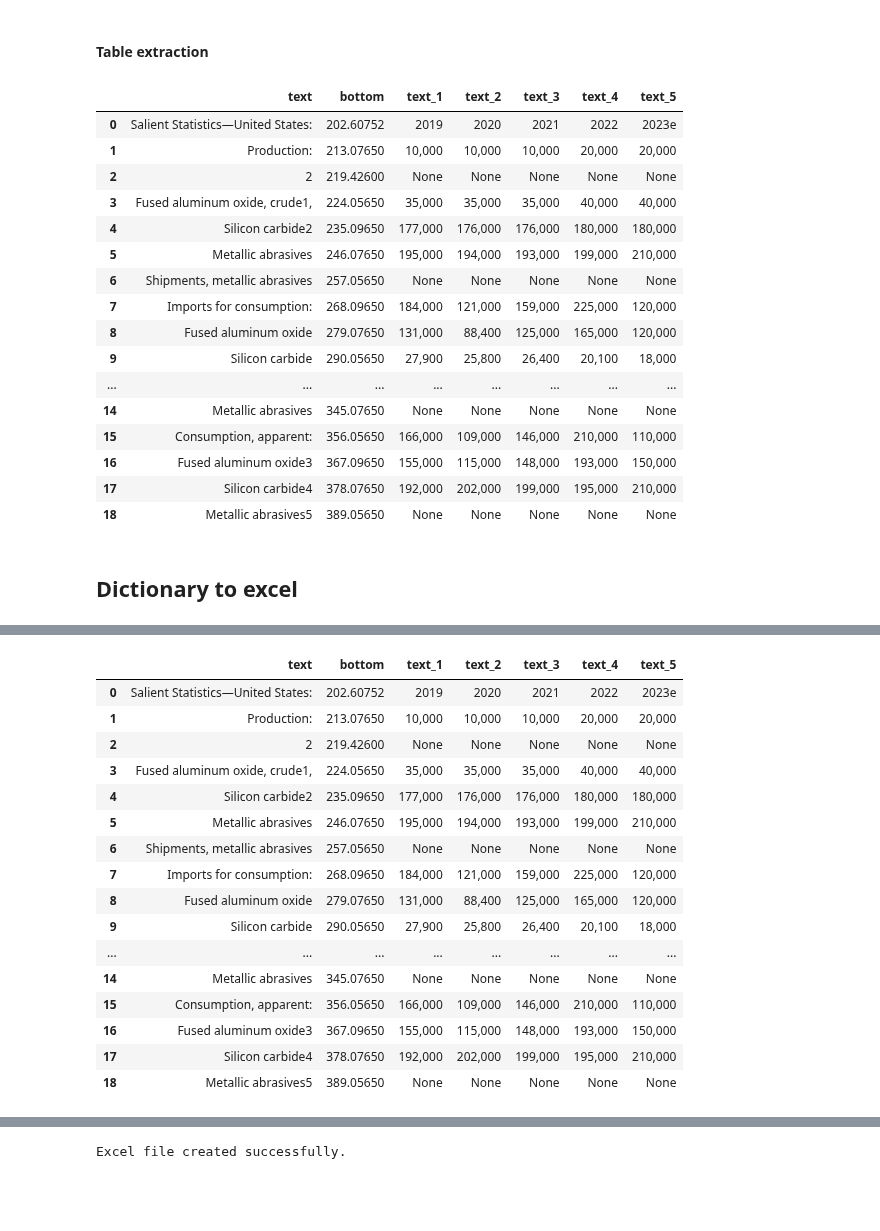
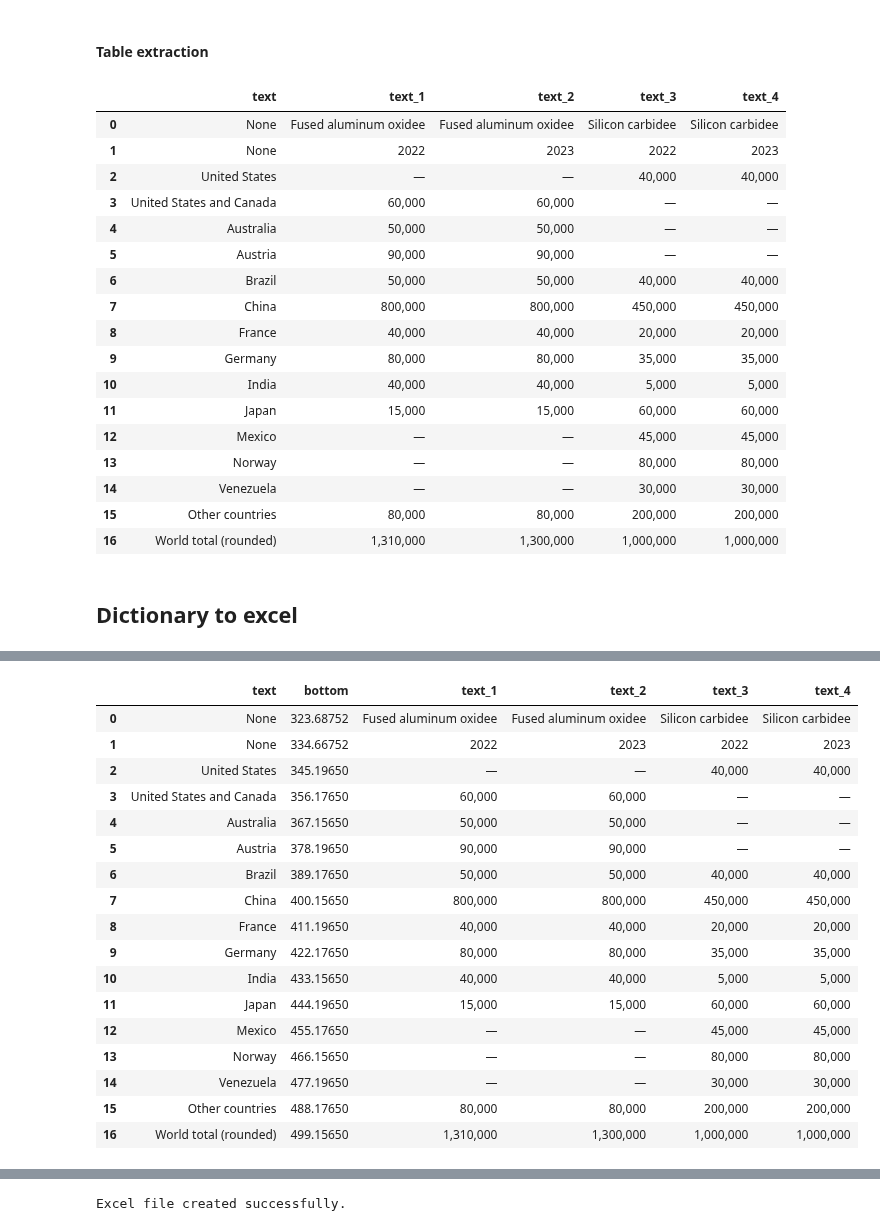
Before and after one commit to Yassmine2020/MaterialRisksSimulation, a Jupyter notebook: test_usgs/main_test_utils.ipynb, the cells around one changed output, grey strips where cells are left out. Cells and saved outputs as stored; diff of their text form; code cells hidden in the pictures; blank space fills up the shorter version.

Commit message:
all table well extracted ✅

```diff
--- a/test_usgs/main_test_utils.ipynb
+++ b/test_usgs/main_test_utils.ipynb
@@ -429,6 +409,6 @@ scraping_base = convert_dict_to_df(loaded_scraping_base)
 # %%
-for material in list(scraping_base.keys()):
-  scraping_base[material]['tables'] = []
+# for material in list(scraping_base.keys()):
+#   scraping_base[material]['tables'] = []
 # %%
 for material in list(scraping_base.keys()):
     if isinstance(scraping_base[material]['tables'], pd.DataFrame):
@@ -455,25 +435,27 @@ for material in list(scraping_base.keys()):
             table = table_df.sort_values('bottom')
             scraping_base[material]['tables'].append((table.to_dict(orient='records'), bbox, page))
 # %%
-# pd.DataFrame(scraping_base['Abrasives']['tables'][0][0])
+s = pd.DataFrame(scraping_base['Abrasives']['tables'][1][0]).sort_values('bottom')
+s.drop('bottom', axis= 1)
 # %% [output]
-|  | text | bottom | text_1 | text_2 | text_3 | text_4 | text_5 |
-| 0 | Salient Statistics—United States: | 202.60752 | 2019 | 2020 | 2021 | 2022 | 2023e |
-| 1 | Production: | 213.07650 | 10,000 | 10,000 | 10,000 | 20,000 | 20,000 |
-| 2 | 2 | 219.42600 | None | None | None | None | None |
-| 3 | Fused aluminum oxide, crude1, | 224.05650 | 35,000 | 35,000 | 35,000 | 40,000 | 40,000 |
-| 4 | Silicon carbide2 | 235.09650 | 177,000 | 176,000 | 176,000 | 180,000 | 180,000 |
-| 5 | Metallic abrasives | 246.07650 | 195,000 | 194,000 | 193,000 | 199,000 | 210,000 |
-| 6 | Shipments, metallic abrasives | 257.05650 | None | None | None | None | None |
-| 7 | Imports for consumption: | 268.09650 | 184,000 | 121,000 | 159,000 | 225,000 | 120,000 |
-| 8 | Fused aluminum oxide | 279.07650 | 131,000 | 88,400 | 125,000 | 165,000 | 120,000 |
-| 9 | Silicon carbide | 290.05650 | 27,900 | 25,800 | 26,400 | 20,100 | 18,000 |
-| ... | ... | ... | ... | ... | ... | ... | ... |
-| 14 | Metallic abrasives | 345.07650 | None | None | None | None | None |
-| 15 | Consumption, apparent: | 356.05650 | 166,000 | 109,000 | 146,000 | 210,000 | 110,000 |
-| 16 | Fused aluminum oxide3 | 367.09650 | 155,000 | 115,000 | 148,000 | 193,000 | 150,000 |
-| 17 | Silicon carbide4 | 378.07650 | 192,000 | 202,000 | 199,000 | 195,000 | 210,000 |
-| 18 | Metallic abrasives5 | 389.05650 | None | None | None | None | None |
+|  | text | text_1 | text_2 | text_3 | text_4 |
+| 0 | None | Fused aluminum oxidee | Fused aluminum oxidee | Silicon carbidee | Silicon carbidee |
+| 1 | None | 2022 | 2023 | 2022 | 2023 |
+| 2 | United States | — | — | 40,000 | 40,000 |
+| 3 | United States and Canada | 60,000 | 60,000 | — | — |
+| 4 | Australia | 50,000 | 50,000 | — | — |
+| 5 | Austria | 90,000 | 90,000 | — | — |
+| 6 | Brazil | 50,000 | 50,000 | 40,000 | 40,000 |
+| 7 | China | 800,000 | 800,000 | 450,000 | 450,000 |
+| 8 | France | 40,000 | 40,000 | 20,000 | 20,000 |
+| 9 | Germany | 80,000 | 80,000 | 35,000 | 35,000 |
+| 10 | India | 40,000 | 40,000 | 5,000 | 5,000 |
+| 11 | Japan | 15,000 | 15,000 | 60,000 | 60,000 |
+| 12 | Mexico | — | — | 45,000 | 45,000 |
+| 13 | Norway | — | — | 80,000 | 80,000 |
+| 14 | Venezuela | — | — | 30,000 | 30,000 |
+| 15 | Other countries | 80,000 | 80,000 | 200,000 | 200,000 |
+| 16 | World total (rounded) | 1,310,000 | 1,300,000 | 1,000,000 | 1,000,000 |
 # %%
 def convert_df_to_dict(d):
     if isinstance(d, pd.DataFrame):
@@ -517,22 +499,23 @@ scraping_base['Abrasives']['remarks']
 | 2 | (Fused aluminum oxide, silicon ca... | 165.66000 | 446.40036 | 60.07650 | 70.09650 | None | True | 10.02 | 261.537030 | ltr | 34 |
 | 3 | (Data in metric tons unless other... | 201.24102 | 410.79930 | 71.05842 | 81.07842 | None | True | 10.02 | 192.948126 | ltr | 34 |
 # %%
-scraping_base['Abrasives']['tables'][0][0]
+scraping_base['Abrasives']['tables'][1][0]
 # %% [output]
-|  | text | bottom | text_1 | text_2 | text_3 | text_4 | text_5 |
-| 0 | Salient Statistics—United States: | 202.60752 | 2019 | 2020 | 2021 | 2022 | 2023e |
-| 1 | Production: | 213.07650 | 10,000 | 10,000 | 10,000 | 20,000 | 20,000 |
-| 2 | 2 | 219.42600 | None | None | None | None | None |
-| 3 | Fused aluminum oxide, crude1, | 224.05650 | 35,000 | 35,000 | 35,000 | 40,000 | 40,000 |
-| 4 | Silicon carbide2 | 235.09650 | 177,000 | 176,000 | 176,000 | 180,000 | 180,000 |
-| 5 | Metallic abrasives | 246.07650 | 195,000 | 194,000 | 193,000 | 199,000 | 210,000 |
-| 6 | Shipments, metallic abrasives | 257.05650 | None | None | None | None | None |
-| 7 | Imports for consumption: | 268.09650 | 184,000 | 121,000 | 159,000 | 225,000 | 120,000 |
-| 8 | Fused aluminum oxide | 279.07650 | 131,000 | 88,400 | 125,000 | 165,000 | 120,000 |
-| 9 | Silicon carbide | 290.05650 | 27,900 | 25,800 | 26,400 | 20,100 | 18,000 |
-| ... | ... | ... | ... | ... | ... | ... | ... |
-| 14 | Metallic abrasives | 345.07650 | None | None | None | None | None |
-| 15 | Consumption, apparent: | 356.05650 | 166,000 | 109,000 | 146,000 | 210,000 | 110,000 |
-| 16 | Fused aluminum oxide3 | 367.09650 | 155,000 | 115,000 | 148,000 | 193,000 | 150,000 |
-| 17 | Silicon carbide4 | 378.07650 | 192,000 | 202,000 | 199,000 | 195,000 | 210,000 |
-| 18 | Metallic abrasives5 | 389.05650 | None | None | None | None | None |
+|  | text | bottom | text_1 | text_2 | text_3 | text_4 |
+| 0 | None | 323.68752 | Fused aluminum oxidee | Fused aluminum oxidee | Silicon carbidee | Silicon carbidee |
+| 1 | None | 334.66752 | 2022 | 2023 | 2022 | 2023 |
+| 2 | United States | 345.19650 | — | — | 40,000 | 40,000 |
+| 3 | United States and Canada | 356.17650 | 60,000 | 60,000 | — | — |
+| 4 | Australia | 367.15650 | 50,000 | 50,000 | — | — |
+| 5 | Austria | 378.19650 | 90,000 | 90,000 | — | — |
+| 6 | Brazil | 389.17650 | 50,000 | 50,000 | 40,000 | 40,000 |
+| 7 | China | 400.15650 | 800,000 | 800,000 | 450,000 | 450,000 |
+| 8 | France | 411.19650 | 40,000 | 40,000 | 20,000 | 20,000 |
+| 9 | Germany | 422.17650 | 80,000 | 80,000 | 35,000 | 35,000 |
+| 10 | India | 433.15650 | 40,000 | 40,000 | 5,000 | 5,000 |
+| 11 | Japan | 444.19650 | 15,000 | 15,000 | 60,000 | 60,000 |
+| 12 | Mexico | 455.17650 | — | — | 45,000 | 45,000 |
+| 13 | Norway | 466.15650 | — | — | 80,000 | 80,000 |
+| 14 | Venezuela | 477.19650 | — | — | 30,000 | 30,000 |
+| 15 | Other countries | 488.17650 | 80,000 | 80,000 | 200,000 | 200,000 |
+| 16 | World total (rounded) | 499.15650 | 1,310,000 | 1,300,000 | 1,000,000 | 1,000,000 |
```
Also changed, not shown: parts of 3 cells of this notebook, 4 other files.
